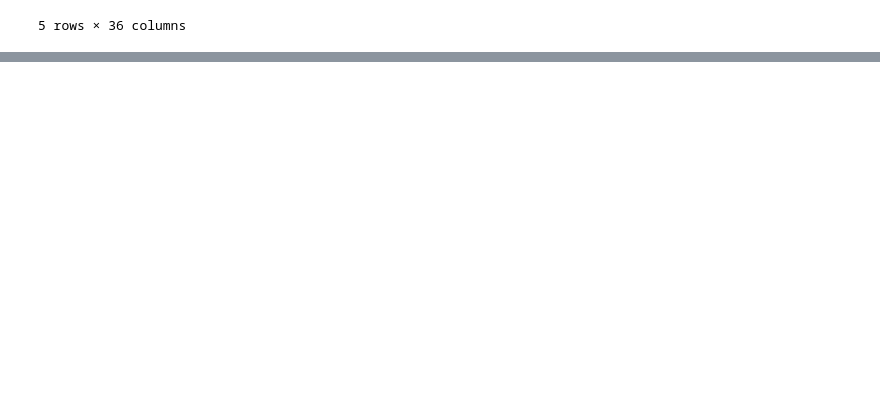
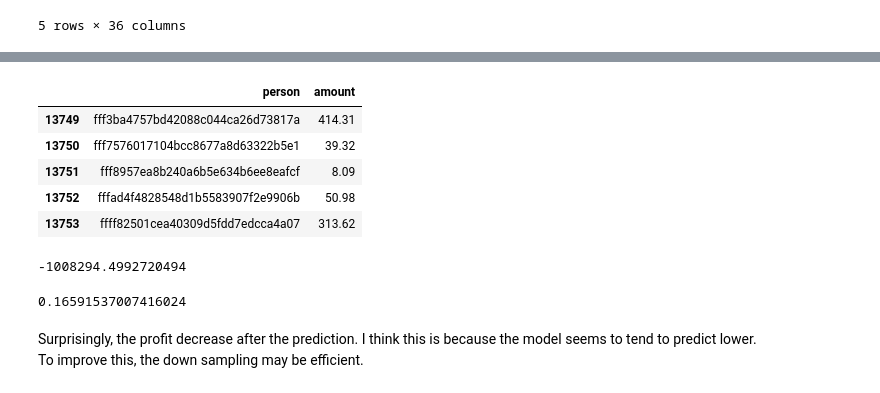
Before and after one commit to shyaginuma/udacity_capstone_starbucks, a Jupyter notebook: notebooks/blog.ipynb, the cells around one changed output, grey strips where cells are left out. Saved outputs shown, nothing was run; the diff lists cells and outputs as text; code cells hidden in the pictures; blank space fills up the shorter version.

```diff
--- a/notebooks/blog.ipynb
+++ b/notebooks/blog.ipynb
@@ -500,0 +506,25 @@ ValueError: Lengths must match to compare
+# %%
+# culcurate max amount for each person (before predicted)
+before_optimized_amount = cleaned_data.groupby('person')['amount'].max().reset_index()
+before_optimized_amount.tail()
+# %% [output]
+|  | person | amount |
+| 13749 | fff3ba4757bd42088c044ca26d73817a | 414.31 |
+| 13750 | fff7576017104bcc8677a8d63322b5e1 | 39.32 |
+| 13751 | fff8957ea8b240a6b5e634b6ee8eafcf | 8.09 |
+| 13752 | fffad4f4828548d1b5583907f2e9906b | 50.98 |
+| 13753 | ffff82501cea40309d5fdd7edcca4a07 | 313.62 |
+# %%
+# culcurate total difference
+join_result = optimized_amount.merge(before_optimized_amount, on='person')
+sum(join_result.predicted_amount - join_result.amount)
+# %% [output]
+-1008294.4992720494
+# %%
+# culcurate ratio of predicted amount is larger than actual amount
+sum(join_result.predicted_amount > join_result.amount) / len(join_result)
+# %% [output]
+0.16591537007416024
+# %% [markdown]
+Surprisingly, the profit decrease after the prediction. I think this is because the model seems to tend to predict lower.
+To improve this, the down sampling may be efficient.
```
Also changed, not shown: parts of 6 cells of this notebook, 3 other files.
